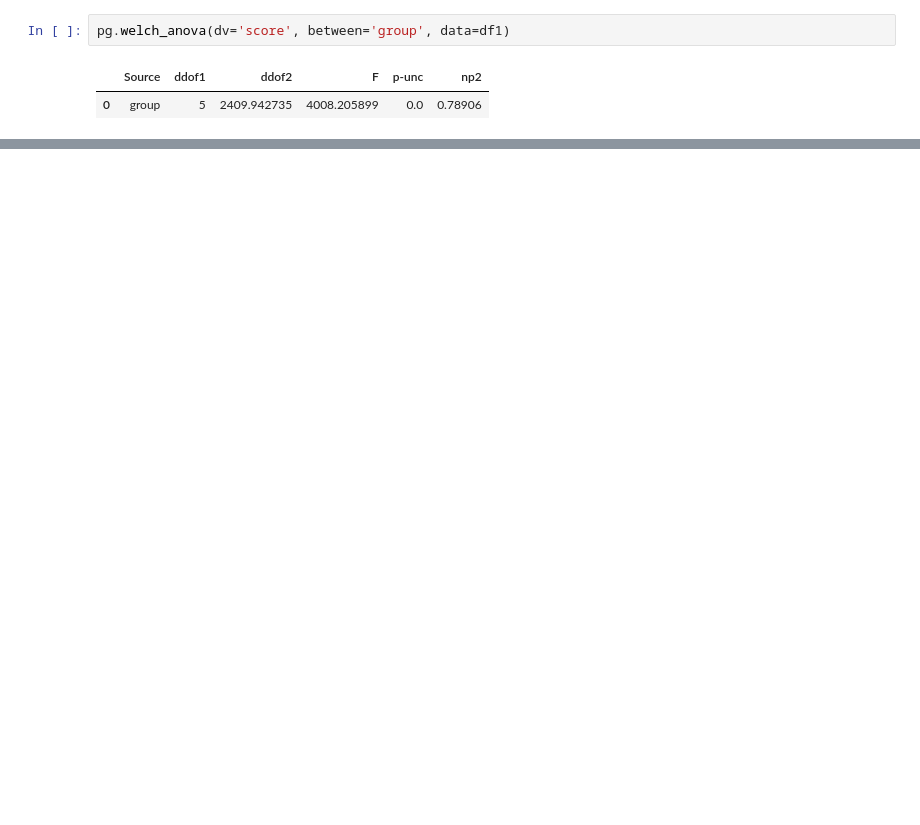
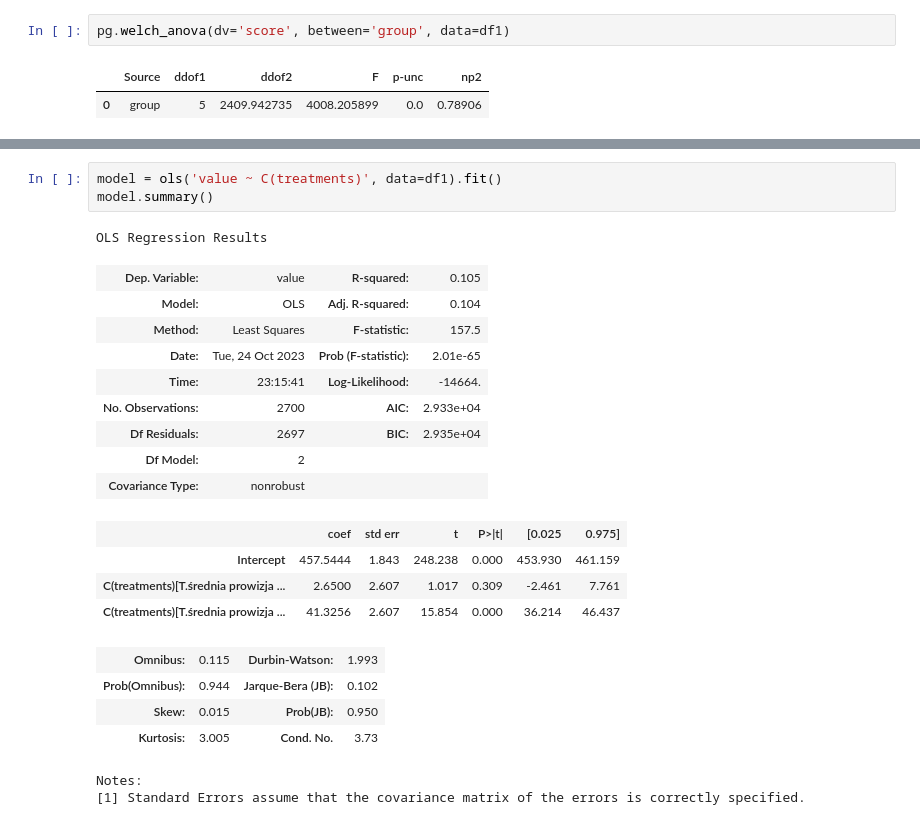
Before and after one commit to eSqadron/statystyka_wielowymiarowa, a Jupyter notebook: Lab4_zadanie.ipynb, the cells around one changed output, grey strips where cells are left out. Saved outputs shown, nothing was run; the diff lists cells and outputs as text; blank space fills up the shorter version.

```diff
--- a/Lab4_zadanie.ipynb
+++ b/Lab4_zadanie.ipynb
@@ -436,0 +509,24 @@ pg.welch_anova(dv='score', between='group', data=df1)
+# %%
+model = ols('value ~ C(treatments)', data=df1).fit()
+model.summary()
+# %% [output]
+OLS Regression Results
+| Dep. Variable: | value | R-squared: | 0.105 |
+| Model: | OLS | Adj. R-squared: | 0.104 |
+| Method: | Least Squares | F-statistic: | 157.5 |
+| Date: | Tue, 24 Oct 2023 | Prob (F-statistic): | 2.01e-65 |
+| Time: | 23:15:41 | Log-Likelihood: | -14664. |
+| No. Observations: | 2700 | AIC: | 2.933e+04 |
+| Df Residuals: | 2697 | BIC: | 2.935e+04 |
+| Df Model: | 2 |  |  |
+| Covariance Type: | nonrobust |  |  |
+|  | coef | std err | t | P>|t| | [0.025 | 0.975] |
+| Intercept | 457.5444 | 1.843 | 248.238 | 0.000 | 453.930 | 461.159 |
+| C(treatments)[T.średnia prowizja ... | 2.6500 | 2.607 | 1.017 | 0.309 | -2.461 | 7.761 |
+| C(treatments)[T.średnia prowizja ... | 41.3256 | 2.607 | 15.854 | 0.000 | 36.214 | 46.437 |
+| Omnibus: | 0.115 | Durbin-Watson: | 1.993 |
+| Prob(Omnibus): | 0.944 | Jarque-Bera (JB): | 0.102 |
+| Skew: | 0.015 | Prob(JB): | 0.950 |
+| Kurtosis: | 3.005 | Cond. No. | 3.73 |
+Notes:
+[1] Standard Errors assume that the covariance matrix of the errors is correctly specified.
```
Also changed, not shown: parts of 23 cells of this notebook.
